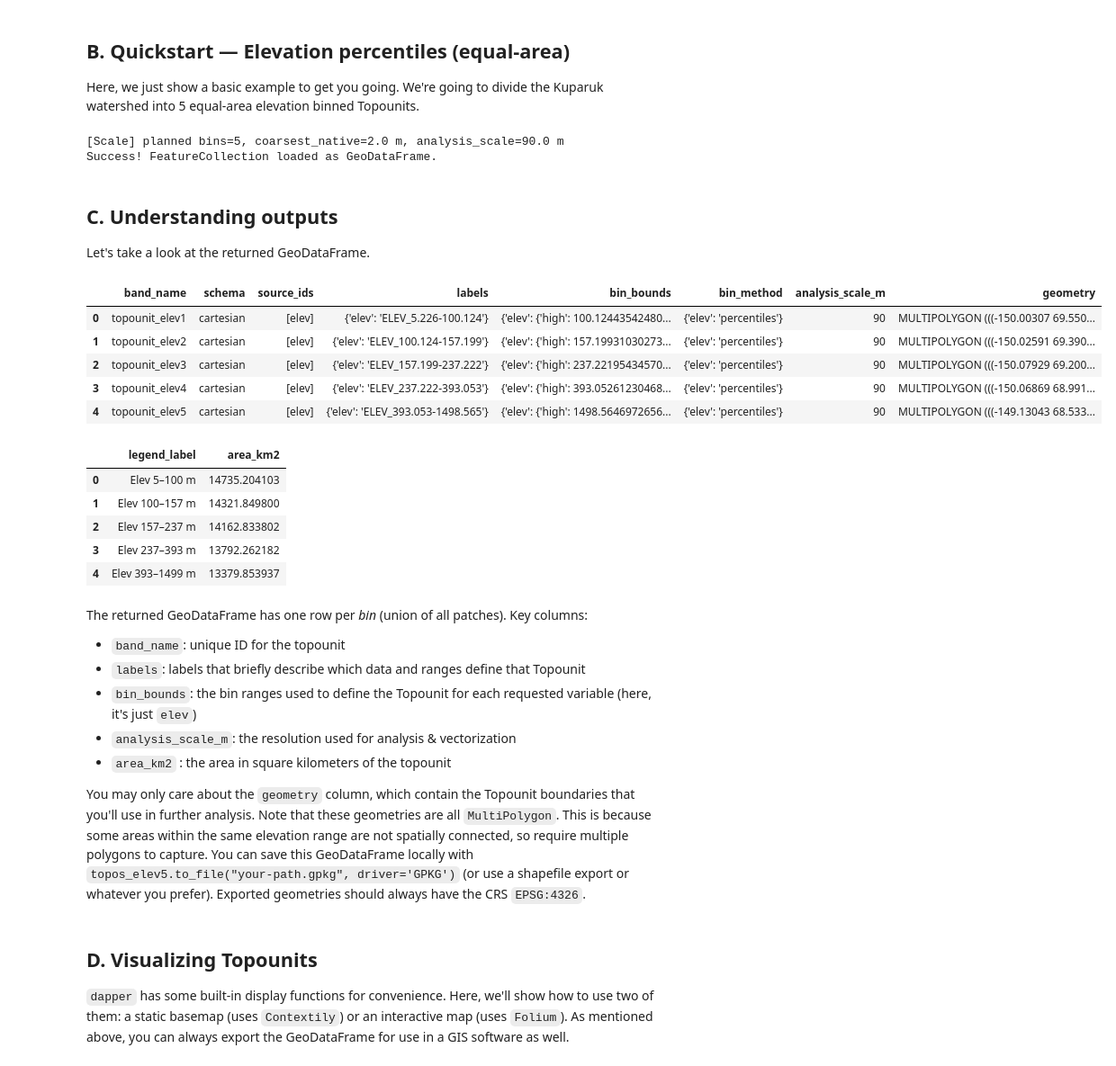
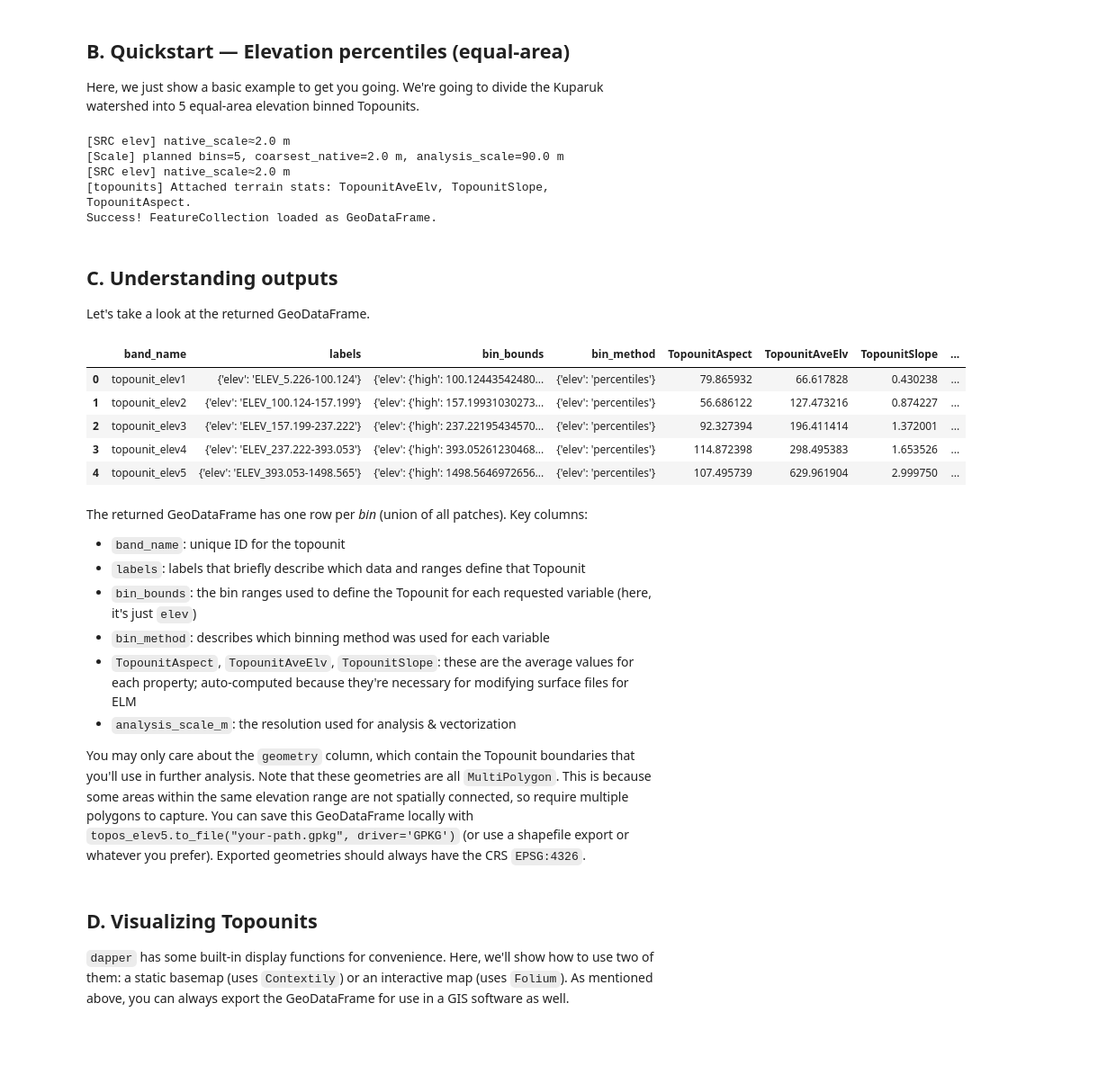
Before and after one commit to NGEE-Arctic/dapper, a Jupyter notebook: docs/tutorials/topounits/make_topounits.ipynb, the cells around one changed output. Shown at 90% size. Drawn from its saved outputs; the diff is of its cells as text; code cells hidden in the pictures; blank space fills up the shorter version.

```diff
--- a/docs/tutorials/topounits/make_topounits.ipynb
+++ b/docs/tutorials/topounits/make_topounits.ipynb
@@ -55,7 +72,7 @@ feature = ee.Feature(ee.FeatureCollection('projects/ee-jonschwenk/assets/E3SM/Ku
 Here, we just show a basic example to get you going. We're going to divide the Kuparuk watershed into 5 equal-area elevation binned Topounits.
 # %%
 topos_elev5 = make_topounits(
-    feature=feature,
+    aoi=feature,
     sources=['elev'],
     binning={'elev': {'strategy': 'percentiles', 'n_bins': 5, 'label_prefix': 'ELEV'}}, # 'label_prefix' is for plotting only
     return_as='gdf',
@@ -64,36 +81,34 @@ topos_elev5 = make_topounits(
     verbose=True
 )
 # %% [output]
+[SRC elev] native_scale≈2.0 m
 [Scale] planned bins=5, coarsest_native=2.0 m, analysis_scale=90.0 m
+[SRC elev] native_scale≈2.0 m
+[topounits] Attached terrain stats: TopounitAveElv, TopounitSlope, TopounitAspect.
 Success! FeatureCollection loaded as GeoDataFrame.
 # %% [markdown]
 ## C. Understanding outputs
 
 Let's take a look at the returned GeoDataFrame.
 # %%
-cols = ["band_name", "schema", "source_ids", "labels", "bin_bounds", "bin_method", "analysis_scale_m", "geometry"]
+cols = ["band_name", "labels", "bin_bounds", "bin_method", 'TopounitAspect', 'TopounitAveElv', 'TopounitSlope', "analysis_scale_m", "geometry"]
 display(topos_elev5[cols])
 # %% [output]
-|  | band_name | schema | source_ids | labels | bin_bounds | bin_method | analysis_scale_m | geometry |
-| 0 | topounit_elev1 | cartesian | [elev] | {'elev': 'ELEV_5.226-100.124'} | {'elev': {'high': 100.12443542480... | {'elev': 'percentiles'} | 90 | MULTIPOLYGON (((-150.00307 69.550... |
-| 1 | topounit_elev2 | cartesian | [elev] | {'elev': 'ELEV_100.124-157.199'} | {'elev': {'high': 157.19931030273... | {'elev': 'percentiles'} | 90 | MULTIPOLYGON (((-150.02591 69.390... |
-| 2 | topounit_elev3 | cartesian | [elev] | {'elev': 'ELEV_157.199-237.222'} | {'elev': {'high': 237.22195434570... | {'elev': 'percentiles'} | 90 | MULTIPOLYGON (((-150.07929 69.200... |
-| 3 | topounit_elev4 | cartesian | [elev] | {'elev': 'ELEV_237.222-393.053'} | {'elev': {'high': 393.05261230468... | {'elev': 'percentiles'} | 90 | MULTIPOLYGON (((-150.06869 68.991... |
-| 4 | topounit_elev5 | cartesian | [elev] | {'elev': 'ELEV_393.053-1498.565'} | {'elev': {'high': 1498.5646972656... | {'elev': 'percentiles'} | 90 | MULTIPOLYGON (((-149.13043 68.533... |
+|  | band_name | labels | bin_bounds | bin_method | TopounitAspect | TopounitAveElv | TopounitSlope | ... |
+| 0 | topounit_elev1 | {'elev': 'ELEV_5.226-100.124'} | {'elev': {'high': 100.12443542480... | {'elev': 'percentiles'} | 79.865932 | 66.617828 | 0.430238 | ... |
+| 1 | topounit_elev2 | {'elev': 'ELEV_100.124-157.199'} | {'elev': {'high': 157.19931030273... | {'elev': 'percentiles'} | 56.686122 | 127.473216 | 0.874227 | ... |
+| 2 | topounit_elev3 | {'elev': 'ELEV_157.199-237.222'} | {'elev': {'high': 237.22195434570... | {'elev': 'percentiles'} | 92.327394 | 196.411414 | 1.372001 | ... |
+| 3 | topounit_elev4 | {'elev': 'ELEV_237.222-393.053'} | {'elev': {'high': 393.05261230468... | {'elev': 'percentiles'} | 114.872398 | 298.495383 | 1.653526 | ... |
+| 4 | topounit_elev5 | {'elev': 'ELEV_393.053-1498.565'} | {'elev': {'high': 1498.5646972656... | {'elev': 'percentiles'} | 107.495739 | 629.961904 | 2.999750 | ... |
-|  | legend_label | area_km2 |
-| 0 | Elev 5–100 m | 14735.204103 |
-| 1 | Elev 100–157 m | 14321.849800 |
-| 2 | Elev 157–237 m | 14162.833802 |
-| 3 | Elev 237–393 m | 13792.262182 |
-| 4 | Elev 393–1499 m | 13379.853937 |
 # %% [markdown]
  The returned GeoDataFrame has one row per *bin* (union of all patches).
  Key columns:
  - `band_name`: unique ID for the topounit
  - `labels`: labels that briefly describe which data and ranges define that Topounit
  - `bin_bounds`: the bin ranges used to define the Topounit for each requested variable (here, it's just `elev`)
+ - `bin_method`: describes which binning method was used for each variable
+ - `TopounitAspect`, `TopounitAveElv`, `TopounitSlope`: these are the average values for each property; auto-computed because they're necessary for modifying surface files for ELM
  - `analysis_scale_m`: the resolution used for analysis & vectorization
- - `area_km2` : the area in square kilometers of the topounit
 
 You may only care about the `geometry` column, which contain the Topounit boundaries that you'll use in further analysis. Note that these geometries are all `MultiPolygon`. This is because some areas within the same elevation range are not spatially connected, so require multiple polygons to capture. You can save this GeoDataFrame locally with `topos_elev5.to_file("your-path.gpkg", driver='GPKG')` (or use a shapefile export or whatever you prefer). Exported geometries should always have the CRS `EPSG:4326`.
 # %% [markdown]
```
Also changed, not shown: parts of 8 cells of this notebook, 47 other files.
